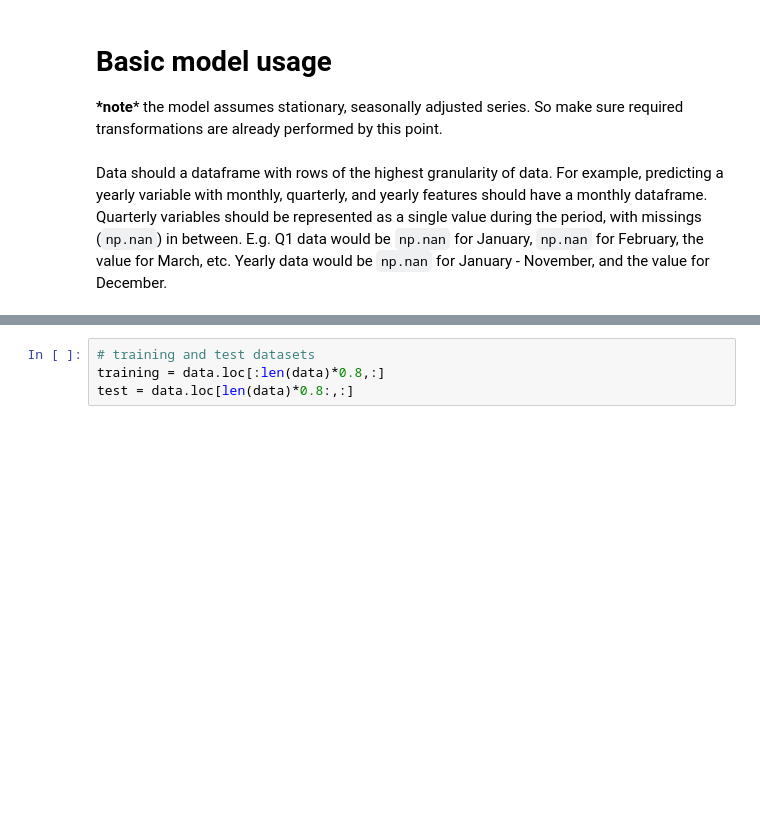
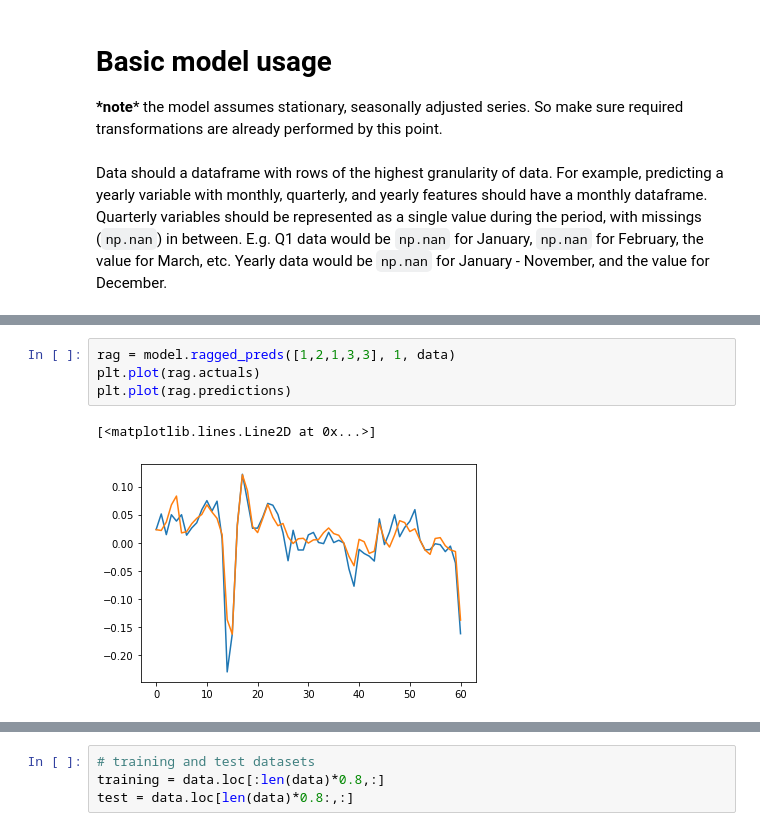
Before and after one commit to dhopp1/nowcast_lstm, a Jupyter notebook: nowcast_lstm_example.ipynb, the cells around one changed output, grey strips where cells are left out. Cells and saved outputs as stored; diff of their text form; blank space fills up the shorter version.

```diff
--- a/nowcast_lstm_example.ipynb
+++ b/nowcast_lstm_example.ipynb
@@ -41,0 +50,7 @@ plt.plot(preds)
+# %%
+rag = model.ragged_preds([1,2,1,3,3], 1, data)
+plt.plot(rag.actuals)
+plt.plot(rag.predictions)
+# %% [output]
+[<matplotlib.lines.Line2D at 0x...>]
+[figure, added]
```
Also changed, not shown: parts of 6 cells of this notebook, 3 other files.
